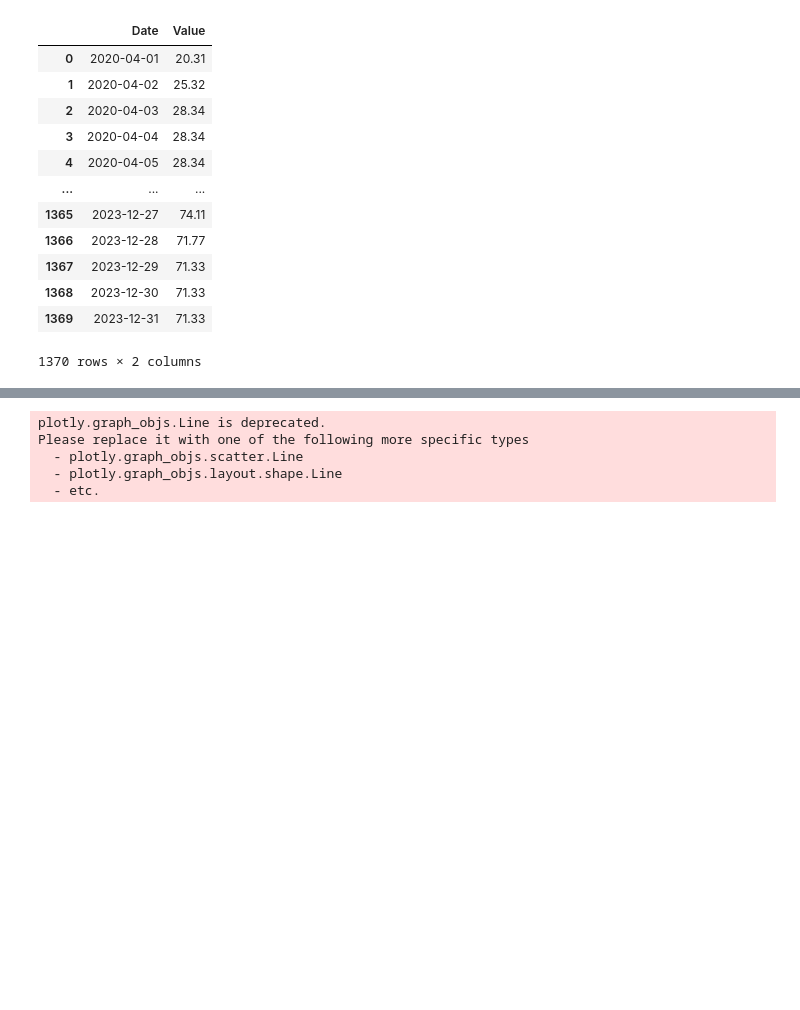
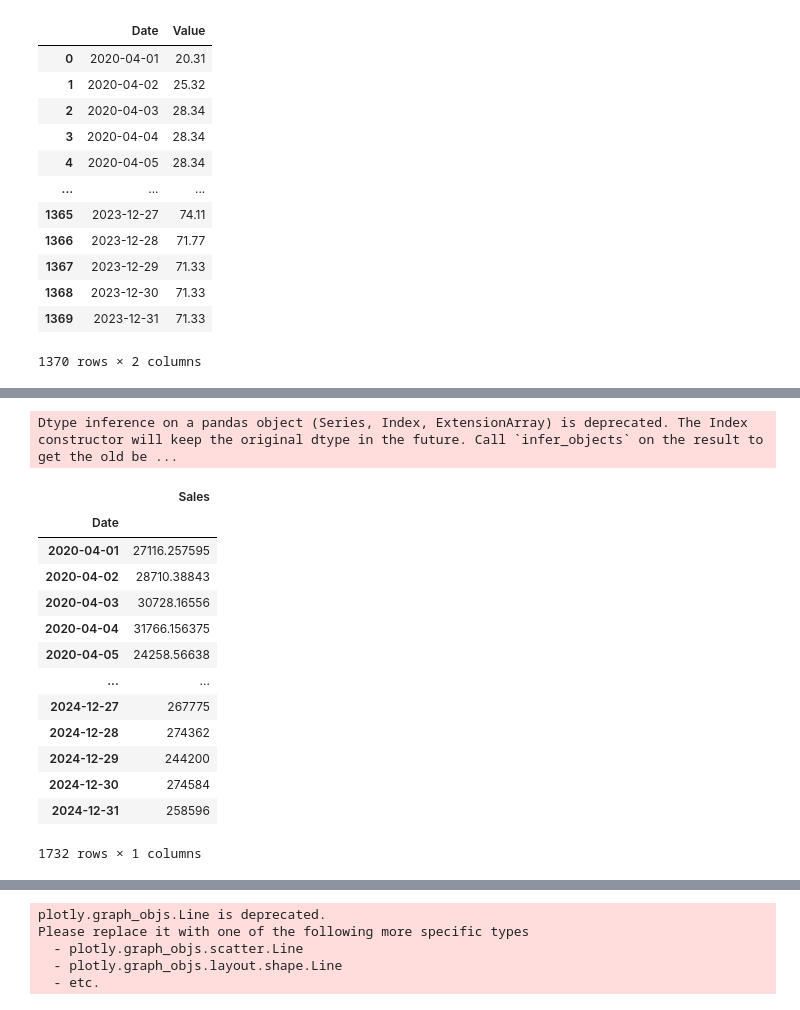
Before and after one commit to milan-roy/CDIS-Project, a Jupyter notebook: ATGL/Jupyer Notebooks/ATGL_FFNN_Predicting_Next_N_days_May_2025.ipynb, the cells around one changed output, grey strips where cells are left out. Saved outputs shown, nothing was run; the diff lists cells and outputs as text; code cells hidden in the pictures; blank space fills up the shorter version.

```diff
--- a/ATGL/Jupyer Notebooks/ATGL_FFNN_Predicting_Next_N_days_May_2025.ipynb
+++ b/ATGL/Jupyer Notebooks/ATGL_FFNN_Predicting_Next_N_days_May_2025.ipynb
@@ -159,2 +152,27 @@ Epoch 81/100
 # %%
 Y_pred = model.predict(X_test, verbose=0)
+# %%
+root = os.path.join("..","Data")
+df = pd.read_excel(os.path.join(root, "DEMAND_FILE_PHASE2.xlsx"))
+df = df.iloc[0:2].T.reset_index(drop=True)
+df.columns = ['Date','Sales']
+df = df.drop(0).reset_index(drop=True)
+df = df.set_index(df['Date'])
+df = df.drop(columns=['Date'])
+df
+# %% [output]
+Dtype inference on a pandas object (Series, Index, ExtensionArray) is deprecated. The Index constructor will keep the original dtype in the future. Call `infer_objects` on the result to get the old be ...
+|  | Sales |
+| Date |  |
+| 2020-04-01 | 27116.257595 |
+| 2020-04-02 | 28710.38843 |
+| 2020-04-03 | 30728.16556 |
+| 2020-04-04 | 31766.156375 |
+| 2020-04-05 | 24258.56638 |
+| ... | ... |
+| 2024-12-27 | 267775 |
+| 2024-12-28 | 274362 |
+| 2024-12-29 | 244200 |
+| 2024-12-30 | 274584 |
+| 2024-12-31 | 258596 |
+1732 rows × 1 columns
```
Also changed, not shown: parts of 16 cells of this notebook.
